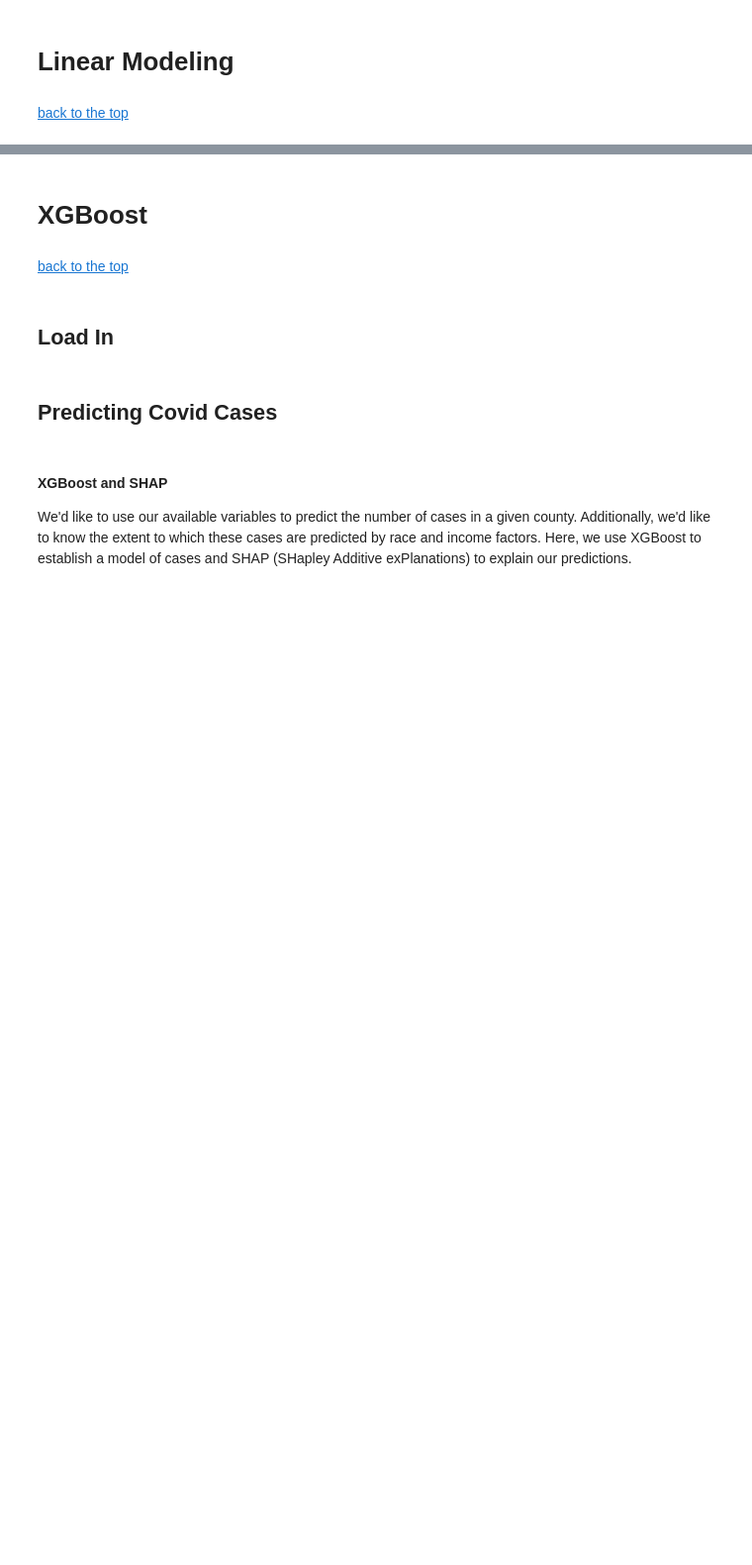
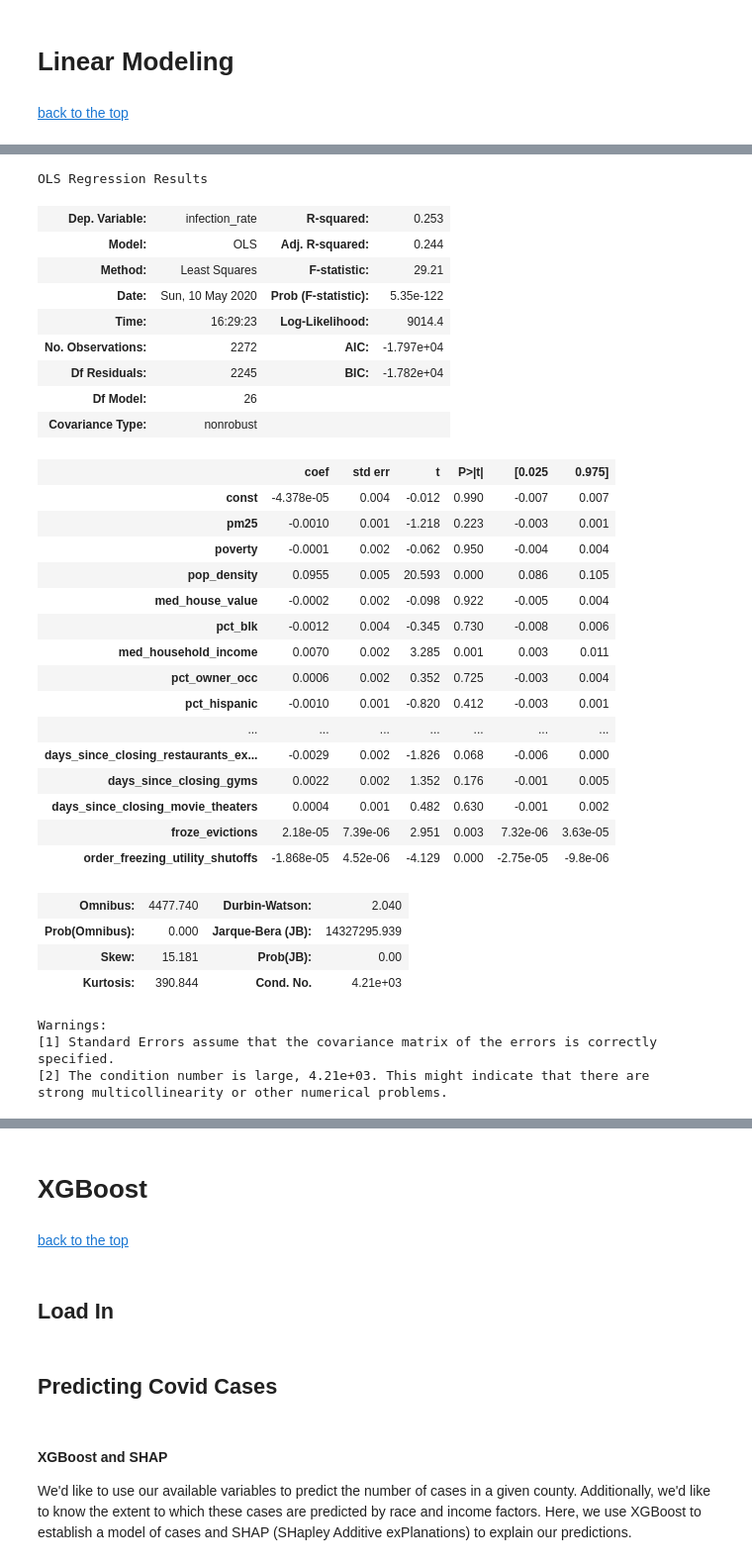
Before and after one commit to jluby/cs109_airpred, a Jupyter notebook: submission.ipynb, the cells around one changed output, grey strips where cells are left out. Shown at 99% size. Saved outputs shown, nothing was run; the diff lists cells and outputs as text; code cells hidden in the pictures; blank space fills up the shorter version.

```diff
--- a/submission.ipynb
+++ b/submission.ipynb
@@ -586,3 +587,7 @@ main_df.to_csv('data/main.csv', index=False)
 # Linear Modeling
 # %% [markdown]
 [back to the top](#top)
+# %%
+# load main df
+main_df = pd.read_csv('data/main.csv')
+main_df.head()
@@ -588,0 +602,71 @@ main_df.to_csv('data/main.csv', index=False)
+# %%
+# establish train and test sets
+responses = ['infection_rate', 'death_rate', 'death_rate_amongst_infected']
+
+X_train, X_test, y_train, y_test = train_test_split(main_df.drop(responses + ['fips'], axis=1),
+                                                    main_df[responses], test_size=0.2,
+                                                    random_state=109)
+# %%
+# add constants
+X_train_const = sm.add_constant(X_train)
+X_test_const = sm.add_constant(X_test)
+
+# initialize lists
+models = []
+train_scores = []
+test_scores = []
+
+# for each response variable:
+for i in range(len(responses)):
+
+    # fit model
+    model = sm.OLS(y_train[responses[i]], X_train_const).fit()
+    models.append(model)
+
+    # predict on train and test
+    train_predict = model.predict(X_train_const)
+    test_predict = model.predict(X_test_const)
+
+    # get mse
+    train_score = metrics.mean_squared_error(y_train[responses[i]], train_predict)
+    test_score = metrics.mean_squared_error(y_test[responses[i]], test_predict)
+
+    train_scores.append(train_score)
+    test_scores.append(test_score)
+# %%
+models[0].summary()
+# %% [output]
+OLS Regression Results
+| Dep. Variable: | infection_rate | R-squared: | 0.253 |
+| Model: | OLS | Adj. R-squared: | 0.244 |
+| Method: | Least Squares | F-statistic: | 29.21 |
+| Date: | Sun, 10 May 2020 | Prob (F-statistic): | 5.35e-122 |
+| Time: | 16:29:23 | Log-Likelihood: | 9014.4 |
+| No. Observations: | 2272 | AIC: | -1.797e+04 |
+| Df Residuals: | 2245 | BIC: | -1.782e+04 |
+| Df Model: | 26 |  |  |
+| Covariance Type: | nonrobust |  |  |
+|  | coef | std err | t | P>|t| | [0.025 | 0.975] |
+| const | -4.378e-05 | 0.004 | -0.012 | 0.990 | -0.007 | 0.007 |
+| pm25 | -0.0010 | 0.001 | -1.218 | 0.223 | -0.003 | 0.001 |
+| poverty | -0.0001 | 0.002 | -0.062 | 0.950 | -0.004 | 0.004 |
+| pop_density | 0.0955 | 0.005 | 20.593 | 0.000 | 0.086 | 0.105 |
+| med_house_value | -0.0002 | 0.002 | -0.098 | 0.922 | -0.005 | 0.004 |
+| pct_blk | -0.0012 | 0.004 | -0.345 | 0.730 | -0.008 | 0.006 |
+| med_household_income | 0.0070 | 0.002 | 3.285 | 0.001 | 0.003 | 0.011 |
+| pct_owner_occ | 0.0006 | 0.002 | 0.352 | 0.725 | -0.003 | 0.004 |
+| pct_hispanic | -0.0010 | 0.001 | -0.820 | 0.412 | -0.003 | 0.001 |
+| ... | ... | ... | ... | ... | ... | ... |
+| days_since_closing_restaurants_ex... | -0.0029 | 0.002 | -1.826 | 0.068 | -0.006 | 0.000 |
+| days_since_closing_gyms | 0.0022 | 0.002 | 1.352 | 0.176 | -0.001 | 0.005 |
+| days_since_closing_movie_theaters | 0.0004 | 0.001 | 0.482 | 0.630 | -0.001 | 0.002 |
+| froze_evictions | 2.18e-05 | 7.39e-06 | 2.951 | 0.003 | 7.32e-06 | 3.63e-05 |
+| order_freezing_utility_shutoffs | -1.868e-05 | 4.52e-06 | -4.129 | 0.000 | -2.75e-05 | -9.8e-06 |
+| Omnibus: | 4477.740 | Durbin-Watson: | 2.040 |
+| Prob(Omnibus): | 0.000 | Jarque-Bera (JB): | 14327295.939 |
+| Skew: | 15.181 | Prob(JB): | 0.00 |
+| Kurtosis: | 390.844 | Cond. No. | 4.21e+03 |
+Warnings:
+[1] Standard Errors assume that the covariance matrix of the errors is correctly specified.
+[2] The condition number is large, 4.21e+03. This might indicate that there are
+strong multicollinearity or other numerical problems.
```
Also changed, not shown: parts of 20 cells of this notebook.
